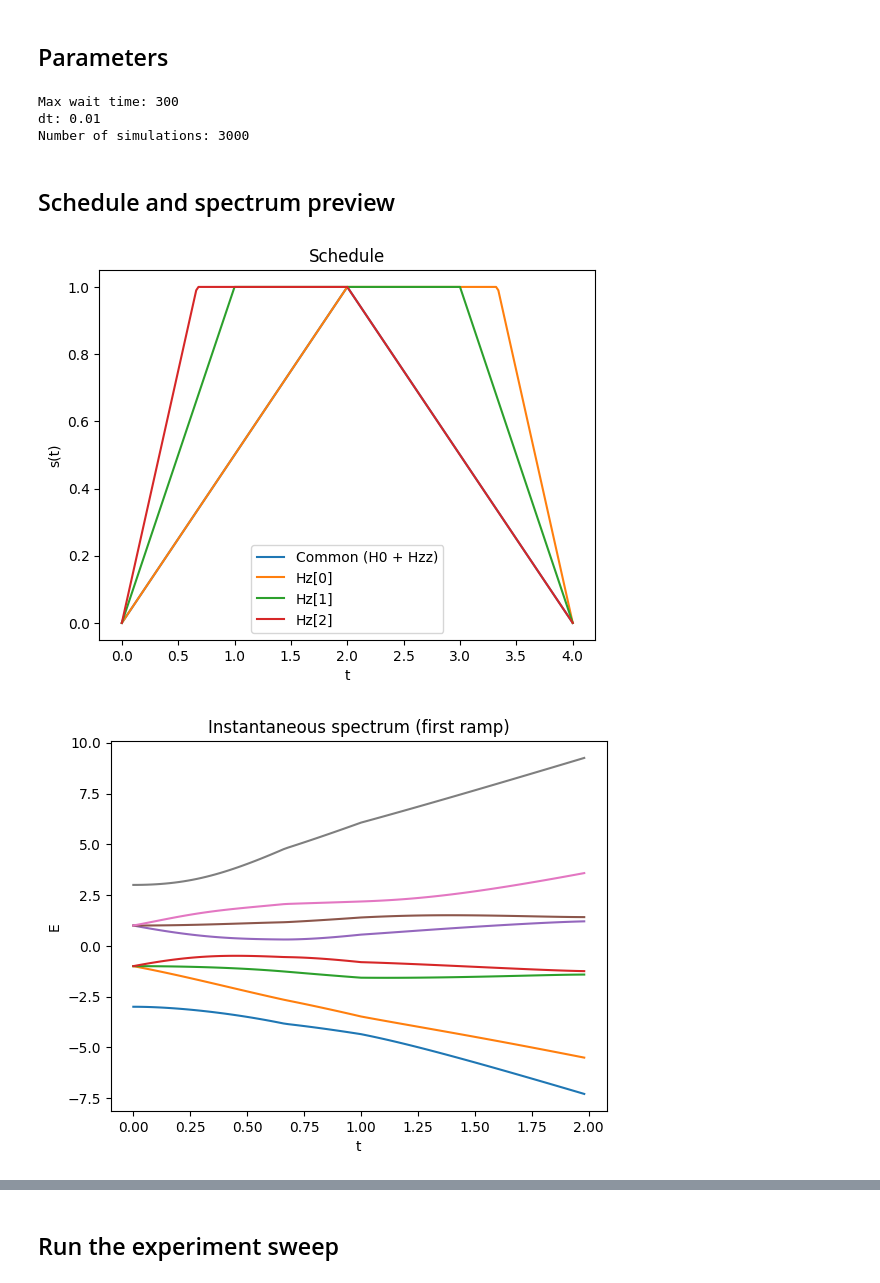
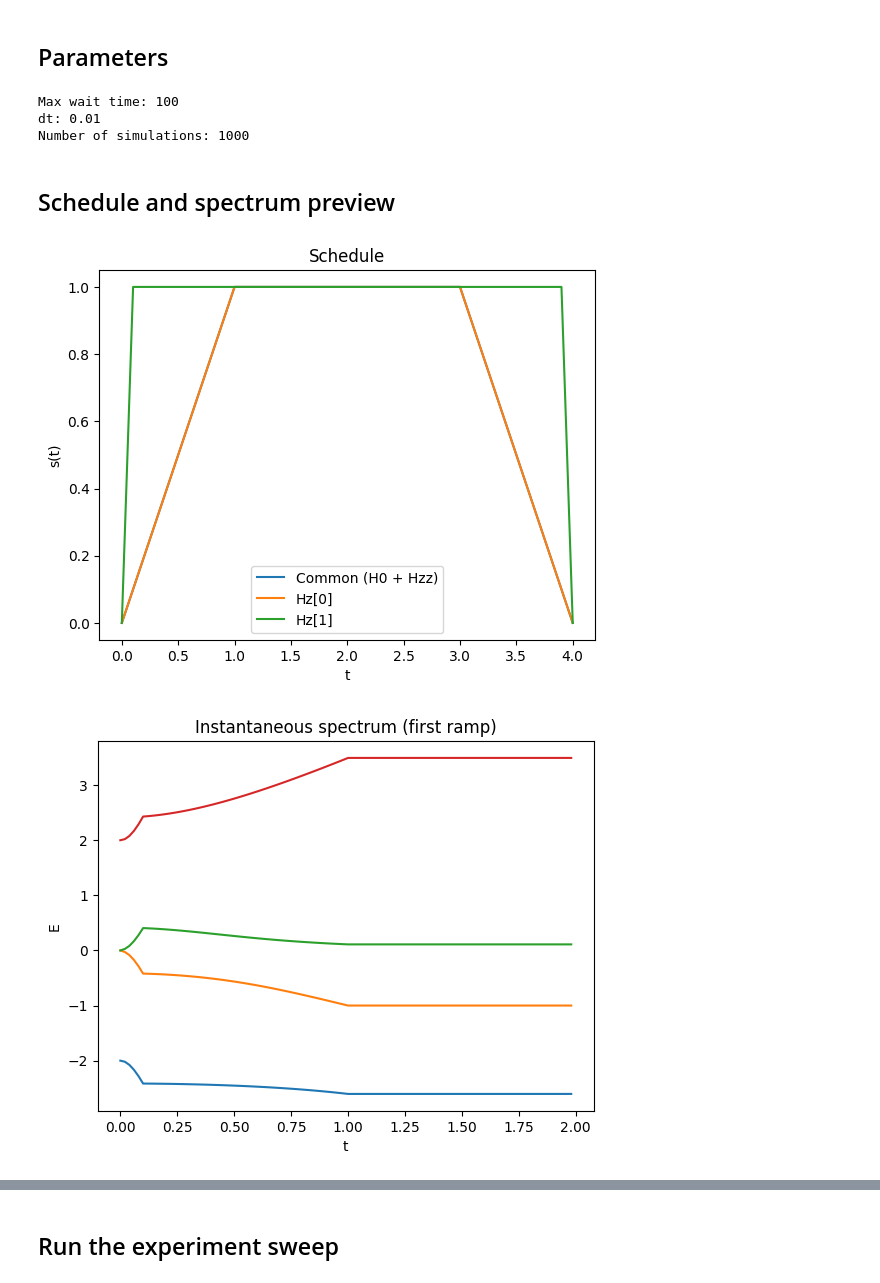
Before and after one commit to OsQarM/lsz_spectroscopy, a Jupyter notebook: notebooks/LSZ_main.ipynb, the cells around one changed output, grey strips where cells are left out. Cells and saved outputs as stored; diff of their text form; code cells hidden in the pictures.

```diff
--- a/notebooks/LSZ_main.ipynb
+++ b/notebooks/LSZ_main.ipynb
@@ -19,8 +19,8 @@ ket0 = qt.basis(2, 0)
 ket1 = qt.basis(2, 1)
 # %%
 epsilon = 1
-max_wait_time = 300
-ramp_time = 2
+max_wait_time =100
+ramp_time = 1
 n_steps = 201
 dt = 0.01
 r_noise = False
@@ -32,28 +32,37 @@ w_noise = False
 # zz_terms = np.array([0.35])
 # t1_rates = [0.018, 0.012]
 # t2_rates = [0.01, 0.015]
-# assymetry_coefficients = [1,1]
+# up_assymetry_coefficients = [1,1]
 # down_assymetry_coefficients = [1,1]
 # n_qubits = len(local_z_list)
 # psi0 = qt.tensor([1/np.sqrt(2)*(ket0 - ket1)]*n_qubits)
 
 
 #Bell state example
-local_z_list = np.array([1,1,1])
-local_x_list = np.array([1, 1,1])
-zz_terms = np.array([3,0,3])
+local_z_list = np.array([1,1])
+local_x_list = np.array([1, 1])
+zz_terms = np.array([1])
 t1_rates = [0., 0.]
 t2_rates = [0., 0.]
-assymetry_coefficients = [1, 2, 3]
-down_assymetry_coefficients = [3, 2, 1]
+up_assymetry_coefficients = [1, 1]
+down_assymetry_coefficients = [1, 1]
+
+
+average_ramp_error = 0.0
+average_wait_error = 0.0
+noise_seed = 0
+
+# Seed the module-level RNG once
+set_global_seed(noise_seed)
+
 n_qubits = len(local_z_list)
 
 #Superposition Singlet
-psi_p= 1/np.sqrt(2)*qt.tensor([ket1,ket0]) + 1/np.sqrt(2)*qt.tensor([ket0,ket1])
-psi_m = 1/np.sqrt(2)*qt.tensor([ket1,ket0]) - 1/np.sqrt(2)*qt.tensor([ket0,ket1])
-psi0 = 1/2*(qt.tensor([ket0,ket0]) + psi_p + psi_m + qt.tensor([ket1,ket1]))
+# psi_p= 1/np.sqrt(2)*qt.tensor([ket1,ket0]) + 1/np.sqrt(2)*qt.tensor([ket0,ket1])
+# psi_m = 1/np.sqrt(2)*qt.tensor([ket1,ket0]) - 1/np.sqrt(2)*qt.tensor([ket0,ket1])
+# psi0 = 1/2*(qt.tensor([ket0,ket0]) + psi_p + psi_m + qt.tensor([ket1,ket1]))
 
-psi0 = qt.tensor([1/np.sqrt(2)*(ket0 - ket1),1/np.sqrt(2)*(ket0 + ket1)])
+# psi0 = qt.tensor([1/np.sqrt(2)*(ket0 - ket1),1/np.sqrt(2)*(ket0 + ket1)])
 
 psi0 = qt.tensor([1/np.sqrt(2)*(ket0 - ket1)]*n_qubits)
 
@@ -63,8 +72,8 @@ psi0 = qt.tensor([1/np.sqrt(2)*(ket0 - ket1)]*n_qubits)
 # local_x_list = np.array([0.1, 0.1])
 # zz_terms = np.array([-1])
 # t1_rates = [0.018, 0.012]
-# t2_rates = [0.01, 0.015]
-# assymetry_coefficients = [1,100]
+# t2_rates = [0.01, 0.012]
+# up_assymetry_coefficients = [1,100]
 # down_assymetry_coefficients = [1,1]
 # n_qubits = len(local_z_list)
 # psi0 = qt.tensor([1/np.sqrt(2)*(ket0 + ket1)]*n_qubits)
@@ -95,15 +104,17 @@ print('Max wait time:', max_wait_time)
 print('dt:', dt)
 print('Number of simulations:', n_sims)
 # %% [output]
-Max wait time: 300
+Max wait time: 100
 dt: 0.01
-Number of simulations: 3000
+Number of simulations: 1000
 # %% [markdown]
 ## Schedule and spectrum preview
 # %%
-preview = LSZ_experiment(nqubits, epsilon, H_target_dict, ramp_time, 0, dt,
-                         assymetry_factors=assymetry_coefficients,
-                         down_assymetry_factors=down_assymetry_coefficients)
+preview = LSZ_experiment(nqubits, epsilon, H_target_dict, ramp_time, 2, dt,
+                         up_assymetry_factors=up_assymetry_coefficients,
+                         down_assymetry_factors=down_assymetry_coefficients,
+                         ramp_error=average_ramp_error,
+                         wait_error=average_wait_error)
 
 t_list, common_schedule, hz_schedules = preview.show_schedule(n_steps)
 plt.plot(t_list, common_schedule, label='Common (H0 + Hzz)')
@@ -116,32 +127,32 @@ plt.show()
 t_list, egvals, egvecs = preview.show_spectrum(n_steps)
 midpoint = int(len(t_list)/2)
 plt.plot(t_list[0:midpoint], egvals[0:midpoint])
 plt.xlabel('t'); plt.ylabel('E'); plt.title('Instantaneous spectrum (first ramp)')
 plt.show()
 
 egvals_midpoint = egvals[midpoint]
 print('Spectrum at midpoint:', egvals_midpoint)
 
 freqs_true = []
 for i, val_i in enumerate(egvals_midpoint[0:-1]):
     for val_j in egvals_midpoint[i+1:]:
      freqs_true.append(abs(val_j - val_i))
 
 print("\n--- True transition frequencies ---")
 for i, f in enumerate(freqs_true):
     print(f"  f[{i}] = {f:.6f}")
 
 peak_separations = []
 for i, val_i in enumerate(freqs_true[0:-1]):
     for val_j in freqs_true[i+1:]:
      peak_separations.append(abs(val_j - val_i))
 
 print(f"\n  Min peak separation: {min(peak_separations):.6f}")
 
 print("\n--- Eigenvectors at midpoint ---")
 vecs = egvecs[midpoint]
 for k, vec in enumerate(vecs.T):
     print(f"  v[{k}]: {np.array2string(vec, precision=4, suppress_small=True)}")
 # %% [output]
-[figure, old version]
+[figure, new version]
-[figure, old version]
+[figure, new version]
```
Also changed, not shown: parts of 7 cells of this notebook, 2 other files.
